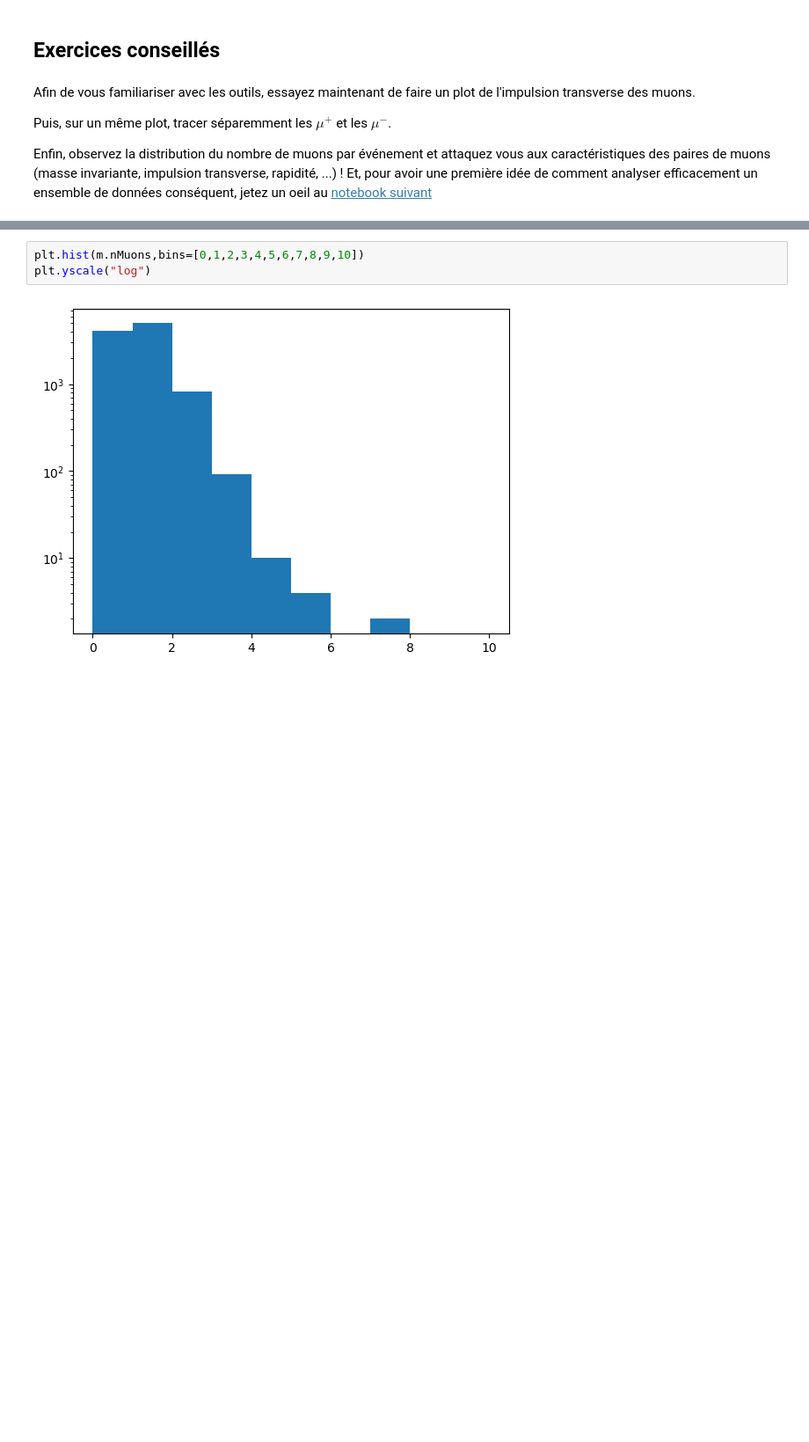
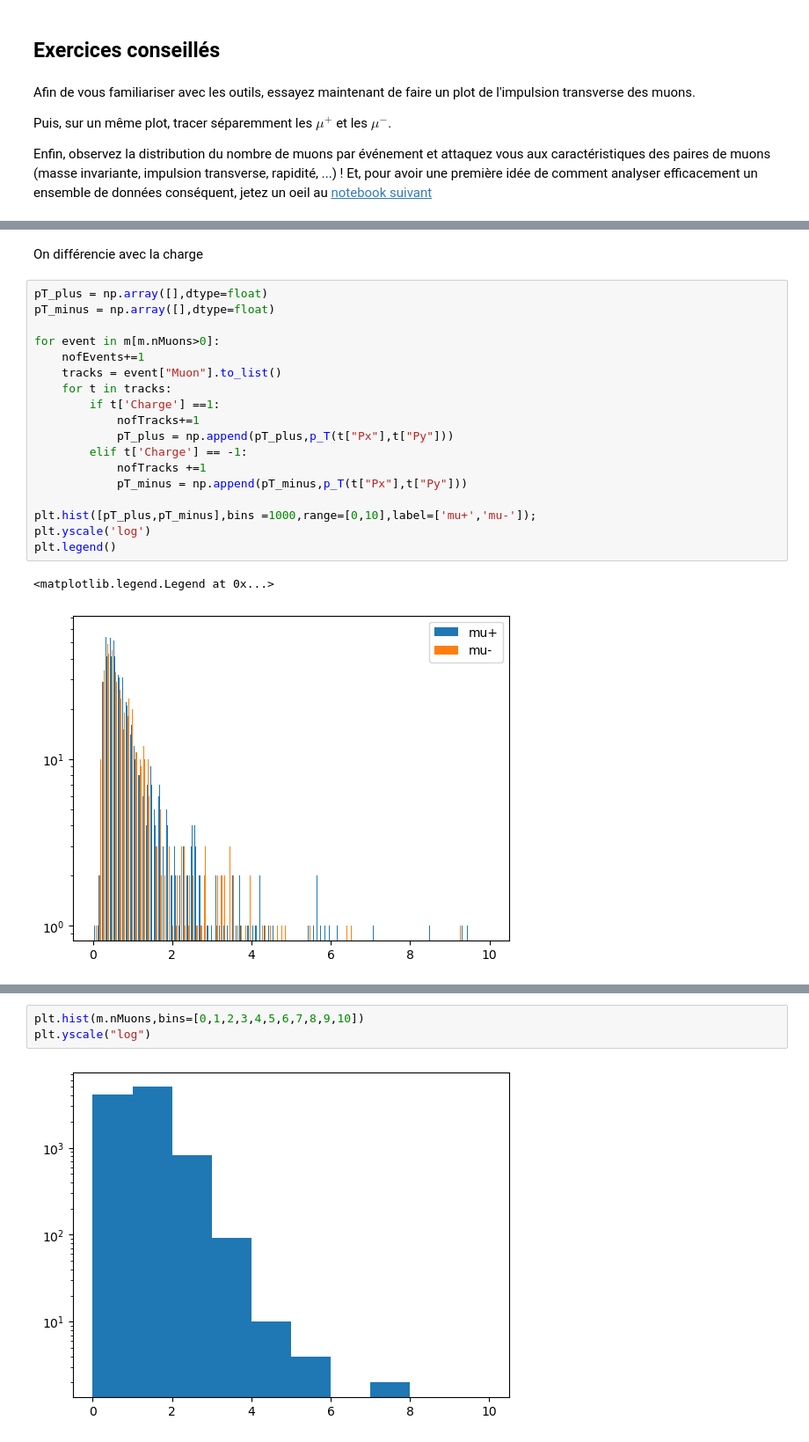
Before and after one commit to nantes-m2-rps-exp/qqbar2mumu-2024, a Jupyter notebook: notebooks/01-muon-eta-distribution.ipynb, the cells around one changed output, grey strips where cells are left out. Shown at 88% size. Saved outputs shown, nothing was run; the diff lists cells and outputs as text; blank space fills up the shorter version.

```diff
--- a/notebooks/01-muon-eta-distribution.ipynb
+++ b/notebooks/01-muon-eta-distribution.ipynb
@@ -222,0 +240,23 @@ Et, pour avoir une première idée de comment analyser efficacement un ensemble
+# %% [markdown]
+On différencie avec la charge
+# %%
+pT_plus = np.array([],dtype=float)
+pT_minus = np.array([],dtype=float)
+
+for event in m[m.nMuons>0]:
+    nofEvents+=1
+    tracks = event["Muon"].to_list()
+    for t in tracks:
+        if t['Charge'] ==1:
+            nofTracks+=1
+            pT_plus = np.append(pT_plus,p_T(t["Px"],t["Py"]))
+        elif t['Charge'] == -1:
+            nofTracks +=1
+            pT_minus = np.append(pT_minus,p_T(t["Px"],t["Py"]))
+
+plt.hist([pT_plus,pT_minus],bins =1000,range=[0,10],label=['mu+','mu-']);
+plt.yscale('log')
+plt.legend()
+# %% [output]
+<matplotlib.legend.Legend at 0x...>
+[figure, added]
```
Also changed, not shown: parts of 2 cells of this notebook.
